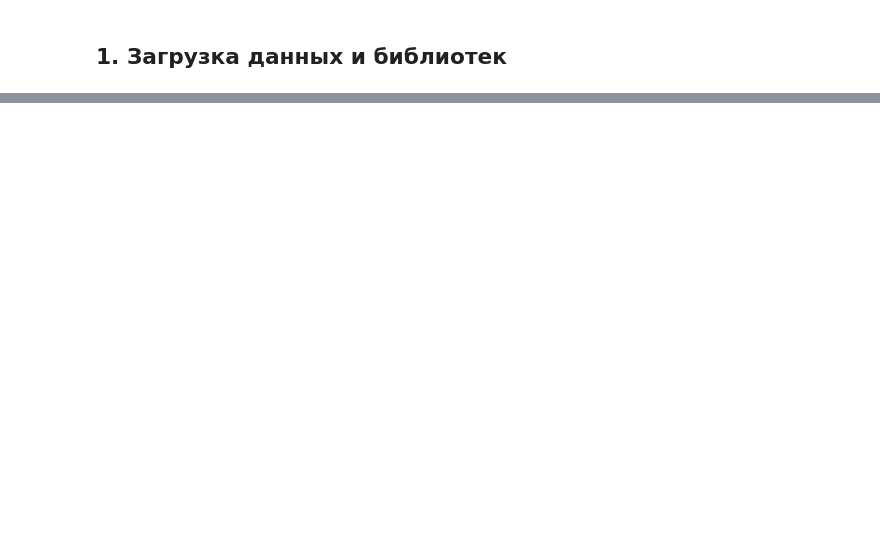
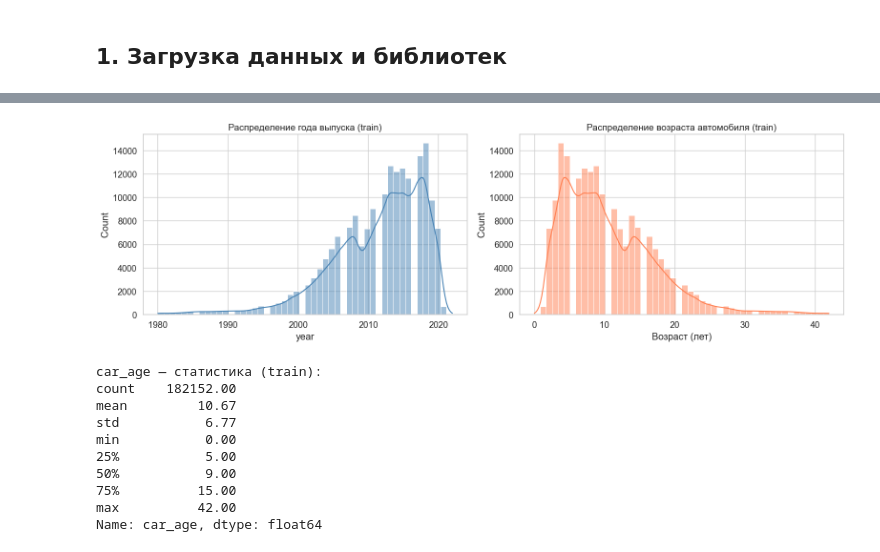
Before and after one commit to 700-2k/Craiglist-cars-price-prediction, a Jupyter notebook: notebooks/04_features.ipynb, the cells around one changed output, grey strips where cells are left out. Drawn from its saved outputs; the diff is of its cells as text; code cells hidden in the pictures; blank space fills up the shorter version.

```diff
--- a/notebooks/04_features.ipynb
+++ b/notebooks/04_features.ipynb
@@ -541,0 +72,15 @@ print("\nГотово к обучению моделей!")
+# %%
+# Разделяем признаки и целевую переменную
+X_train = df_train.drop(columns=['price']).copy()
+y_train = df_train['price'].copy()
+y_train_log = np.log1p(y_train)     # логарифм цены — целевая для обучения
+
+X_test = df_test_raw.drop(columns=['price']).copy()
+y_test = df_test_raw['price'].copy()
+y_test_log = np.log1p(y_test)
+
+print(f"X_train: {X_train.shape}, y_train: {y_train.shape}")
+print(f"X_test:  {X_test.shape},  y_test: {y_test.shape}")
+print(f"\nЦелевая переменная (log_price):")
+print(f"  Train — mean={y_train_log.mean():.3f}, std={y_train_log.std():.3f}")
+print(f"  Test  — mean={y_test_log.mean():.3f},  std={y_test_log.std():.3f}")
@@ -541,0 +104,34 @@ print("\nГотово к обучению моделей!")
+# %%
+# Мода считается только на train!
+year_mode = X_train['year'].mode()[0]
+
+X_train['year'] = X_train['year'].fillna(year_mode)
+X_test['year']  = X_test['year'].fillna(year_mode)
+
+X_train['car_age'] = CURRENT_YEAR - X_train['year']
+X_test['car_age']  = CURRENT_YEAR - X_test['year']
+
+fig, axes = plt.subplots(1, 2, figsize=(16, 5))
+sns.histplot(X_train['year'],    bins=50, kde=True, ax=axes[0], color='steelblue')
+axes[0].set_title('Распределение года выпуска (train)', fontsize=14)
+
+sns.histplot(X_train['car_age'], bins=50, kde=True, ax=axes[1], color='coral')
+axes[1].set_title('Распределение возраста автомобиля (train)', fontsize=14)
+axes[1].set_xlabel('Возраст (лет)')
+
+plt.tight_layout()
+plt.show()
+
+print(f"car_age — статистика (train):\n{X_train['car_age'].describe().round(2)}")
+# %% [output]
+[figure, added]
+car_age — статистика (train):
+count    182152.00
+mean         10.67
+std           6.77
+min           0.00
+25%           5.00
+50%           9.00
+75%          15.00
+max          42.00
+Name: car_age, dtype: float64
```
Also changed, not shown: parts of 77 cells of this notebook, 12 other files.
